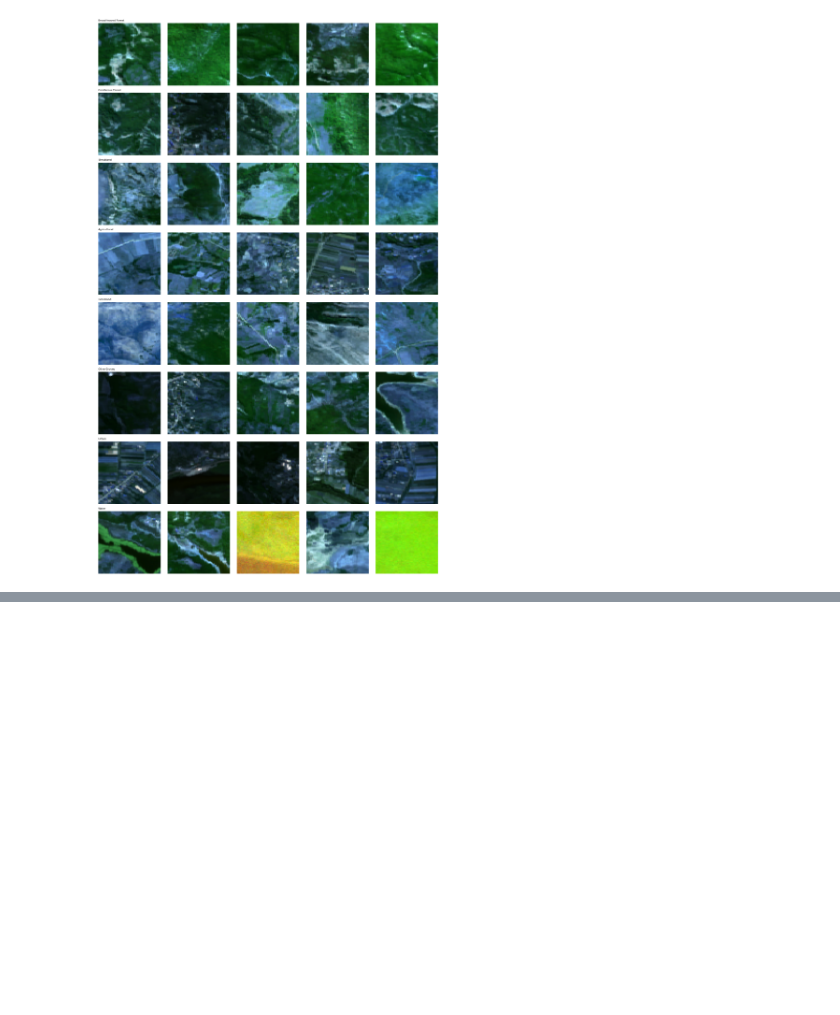
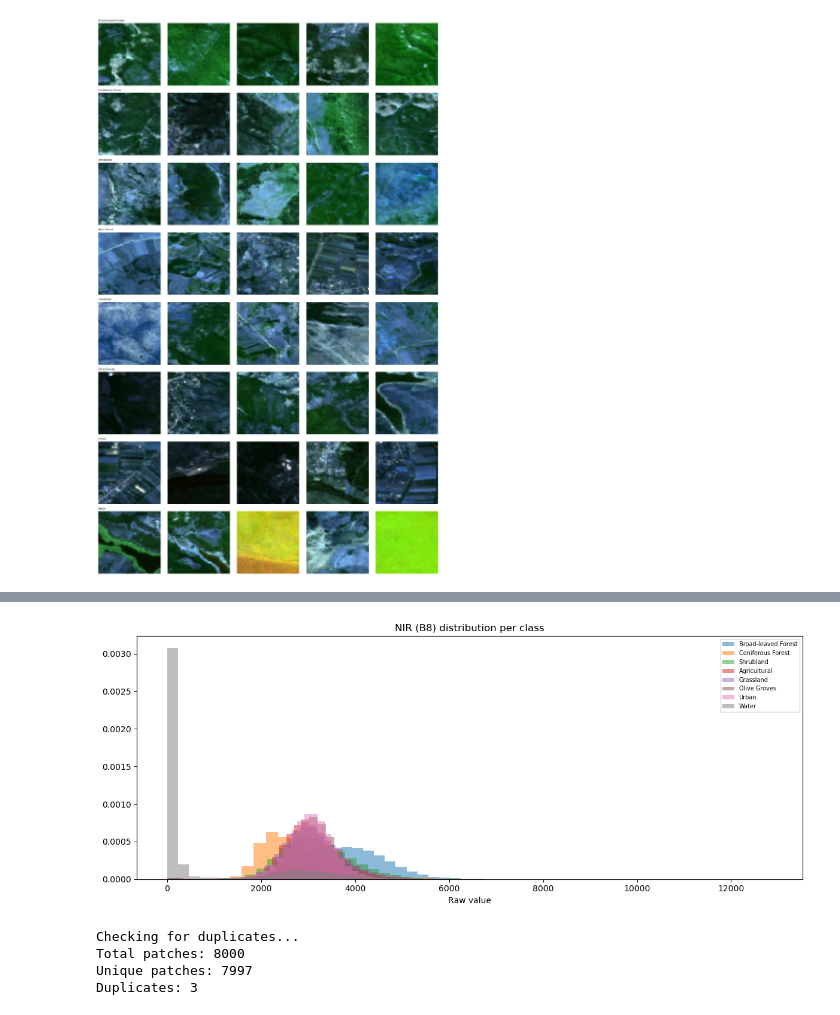
Before and after one commit to virvihuta/AlbaniaSAT, a Jupyter notebook: notebooks/albaniasat.ipynb, the cells around one changed output, grey strips where cells are left out. Saved outputs shown, nothing was run; the diff lists cells and outputs as text; code cells hidden in the pictures; blank space fills up the shorter version.

```diff
--- a/notebooks/albaniasat.ipynb
+++ b/notebooks/albaniasat.ipynb
@@ -348,0 +406,35 @@ plt.show()
+# %%
+# Check if each class has distinct spectral signature
+class_names_display = [c.replace("_", " ") for c in class_names]
+band_idx = 3  # NIR — most discriminative
+
+fig, ax = plt.subplots(figsize=(12, 5))
+
+for i, name in enumerate(class_names_display):
+    values = X[y == i, band_idx, :, :].flatten()
+    ax.hist(values, bins=50, alpha=0.5, label=name, density=True)
+
+ax.set_title("NIR (B8) distribution per class")
+ax.set_xlabel("Raw value")
+ax.legend(fontsize=7)
+plt.tight_layout()
+plt.savefig("../results/figures/class_distributions.png", dpi=150)
+plt.show()
+# %% [output]
+[figure, added]
+# %%
+# Check for duplicate patches
+print("Checking for duplicates...")
+
+# Use mean of each patch as a fast fingerprint
+fingerprints = X.mean(axis=(1, 2, 3))
+unique_fps = len(np.unique(fingerprints.round(4)))
+
+print(f"Total patches: {len(X)}")
+print(f"Unique patches: {unique_fps}")
+print(f"Duplicates: {len(X) - unique_fps}")
+# %% [output]
+Checking for duplicates...
+Total patches: 8000
+Unique patches: 7997
+Duplicates: 3
```
Also changed, not shown: parts of 3 cells of this notebook, 3 other files.
